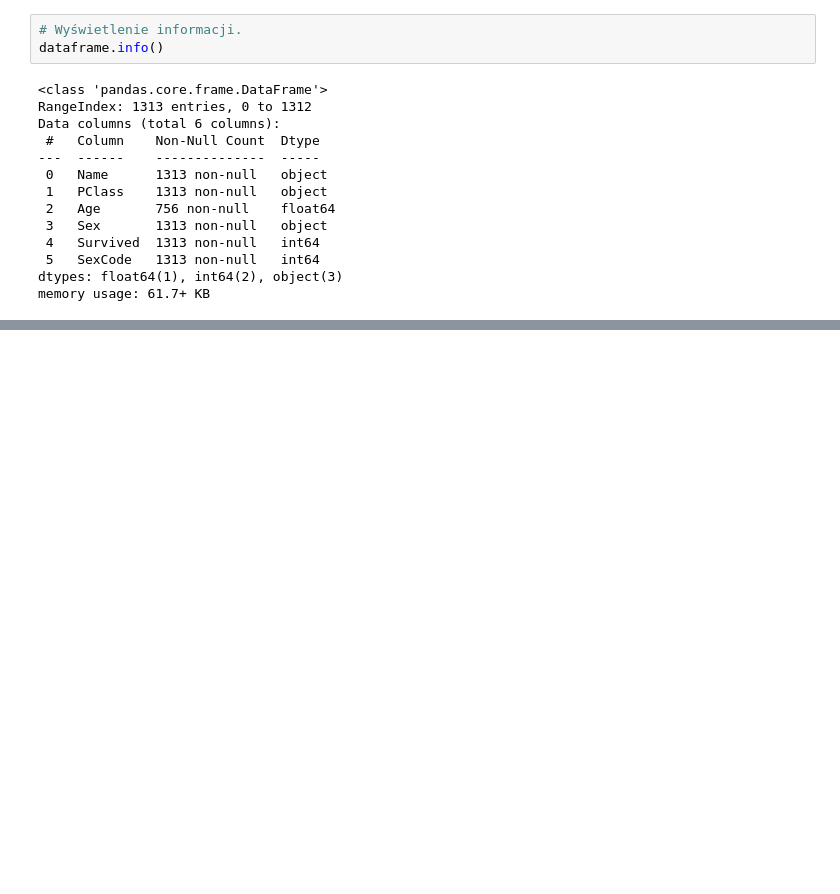
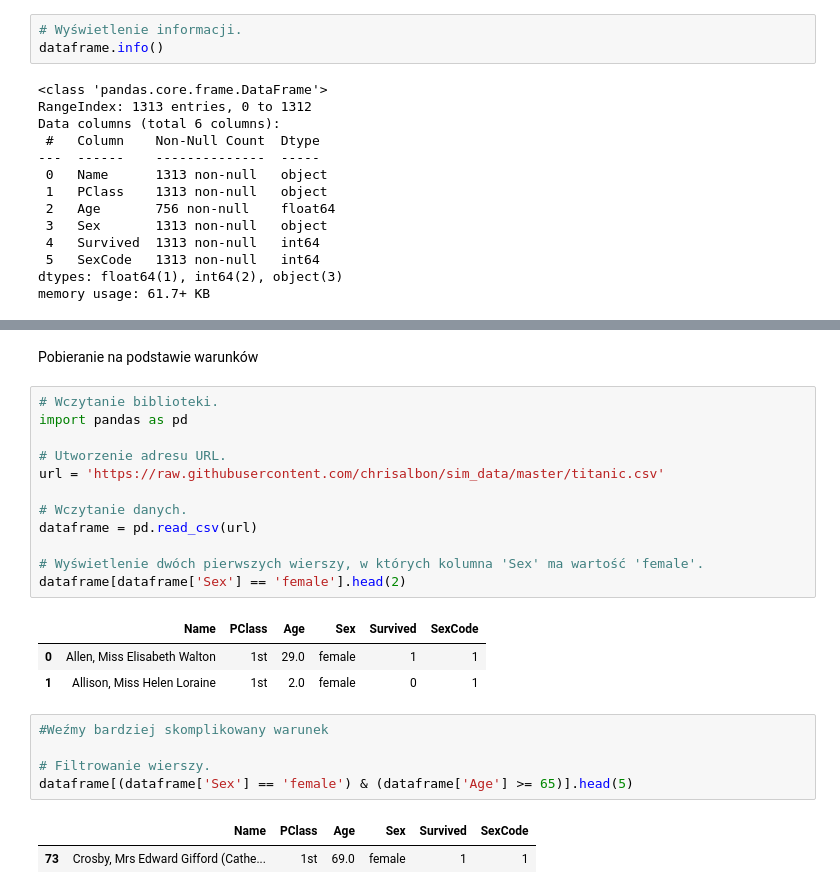
Before and after one commit to Claudiss/Ksiazka_uczenie_masz, a Jupyter notebook: Rozdzial3/main.ipynb, the cells around one changed output, grey strips where cells are left out. Saved outputs shown, nothing was run; the diff lists cells and outputs as text; blank space fills up the shorter version.

```diff
--- a/Rozdzial3/main.ipynb
+++ b/Rozdzial3/main.ipynb
@@ -109,0 +132,26 @@ memory usage: 61.7+ KB
+# %% [markdown]
+Pobieranie na podstawie warunków
+# %%
+# Wczytanie biblioteki.
+import pandas as pd
+
+# Utworzenie adresu URL.
+url = 'https://raw.githubusercontent.com/chrisalbon/sim_data/master/titanic.csv'
+
+# Wczytanie danych.
+dataframe = pd.read_csv(url)
+
+# Wyświetlenie dwóch pierwszych wierszy, w których kolumna 'Sex' ma wartość 'female'.
+dataframe[dataframe['Sex'] == 'female'].head(2)
+# %% [output]
+|  | Name | PClass | Age | Sex | Survived | SexCode |
+| 0 | Allen, Miss Elisabeth Walton | 1st | 29.0 | female | 1 | 1 |
+| 1 | Allison, Miss Helen Loraine | 1st | 2.0 | female | 0 | 1 |
+# %%
+#Weźmy bardziej skomplikowany warunek
+
+# Filtrowanie wierszy.
+dataframe[(dataframe['Sex'] == 'female') & (dataframe['Age'] >= 65)].head(5)
+# %% [output]
+|  | Name | PClass | Age | Sex | Survived | SexCode |
+| 73 | Crosby, Mrs Edward Gifford (Cathe... | 1st | 69.0 | female | 1 | 1 |
```
Also changed, not shown: parts of 16 cells of this notebook.
